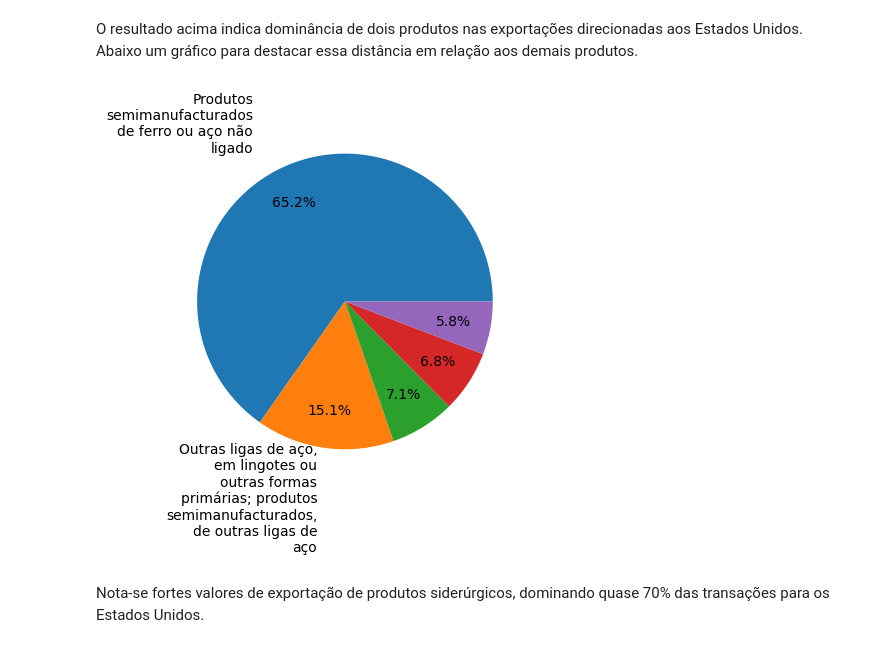
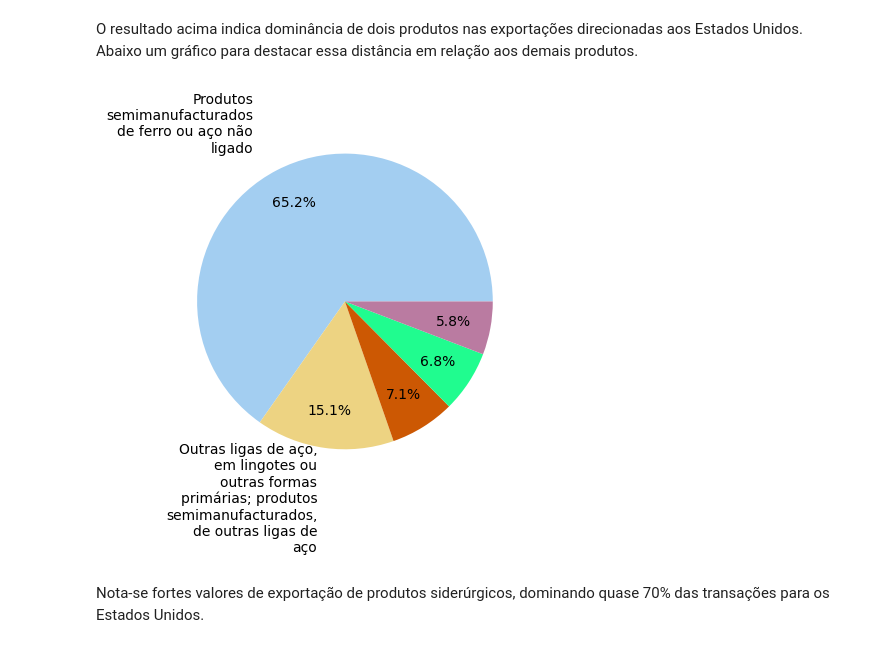
Before and after one commit to mviniciusc/importacoes-exportacoes-ceara, a Jupyter notebook: analise-comex-ceara.ipynb, the cells around one changed output. Drawn from its saved outputs; the diff is of its cells as text; code cells hidden in the pictures.

```diff
--- a/analise-comex-ceara.ipynb
+++ b/analise-comex-ceara.ipynb
@@ -119,24 +123,25 @@ O resultado acima indica dominância de dois produtos nas exportações direcion
 # %%
 
 rotulos = df_us.head(2)["produto"].tolist() #pegando apenas os dois primeiros produtos com maior parcela
 rotulos = [textwrap.fill(i, width =20) for i in rotulos] # para permitir quebrar as linhas dos nomes dos produtos
 rotulos = rotulos + (['']*(len(df_us['produto'].head())-2)) # popular a lista de rotulos com string vazia para ter a mesma quantidade de elementos em relação ao gráfico
 
 plt.pie( # gráfico de pizza
     x=df_us["valor_USD"].head(),
     labels= rotulos,
+    colors= ['#A3CEF1','#EDD382', '#CC5803', '#20FC8F', '#BA7BA1'],
     labeldistance=1.35, # controla distância do rótulo de dados
     textprops={'fontsize': 10}, # controla tamanho da fonte do rótulo de dados
     autopct="%1.1f%%", # inclui porcentagem de cada categoria
     pctdistance=0.75 # controla posição das porcentagens
 )
 
 plt.xlabel("")
 plt.ylabel("")
 
 plt.show()
 # %% [output]
-[figure, old version]
+[figure, new version]
 # %% [markdown]
 Nota-se fortes valores de exportação de produtos siderúrgicos, dominando quase 70% das transações para os Estados Unidos.
 # %% [markdown]
```
Also changed, not shown: parts of 23 cells of this notebook, 1 other file.
